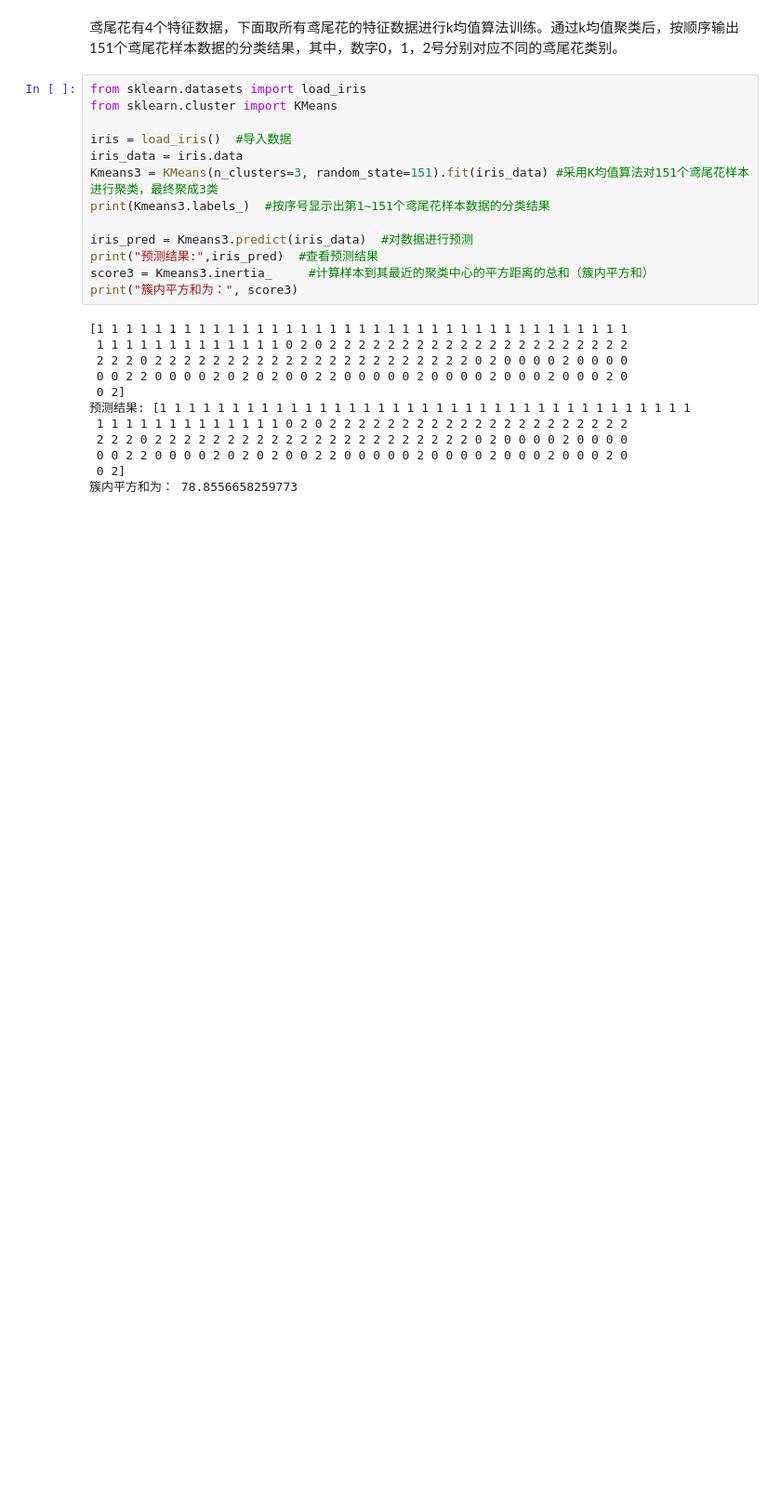
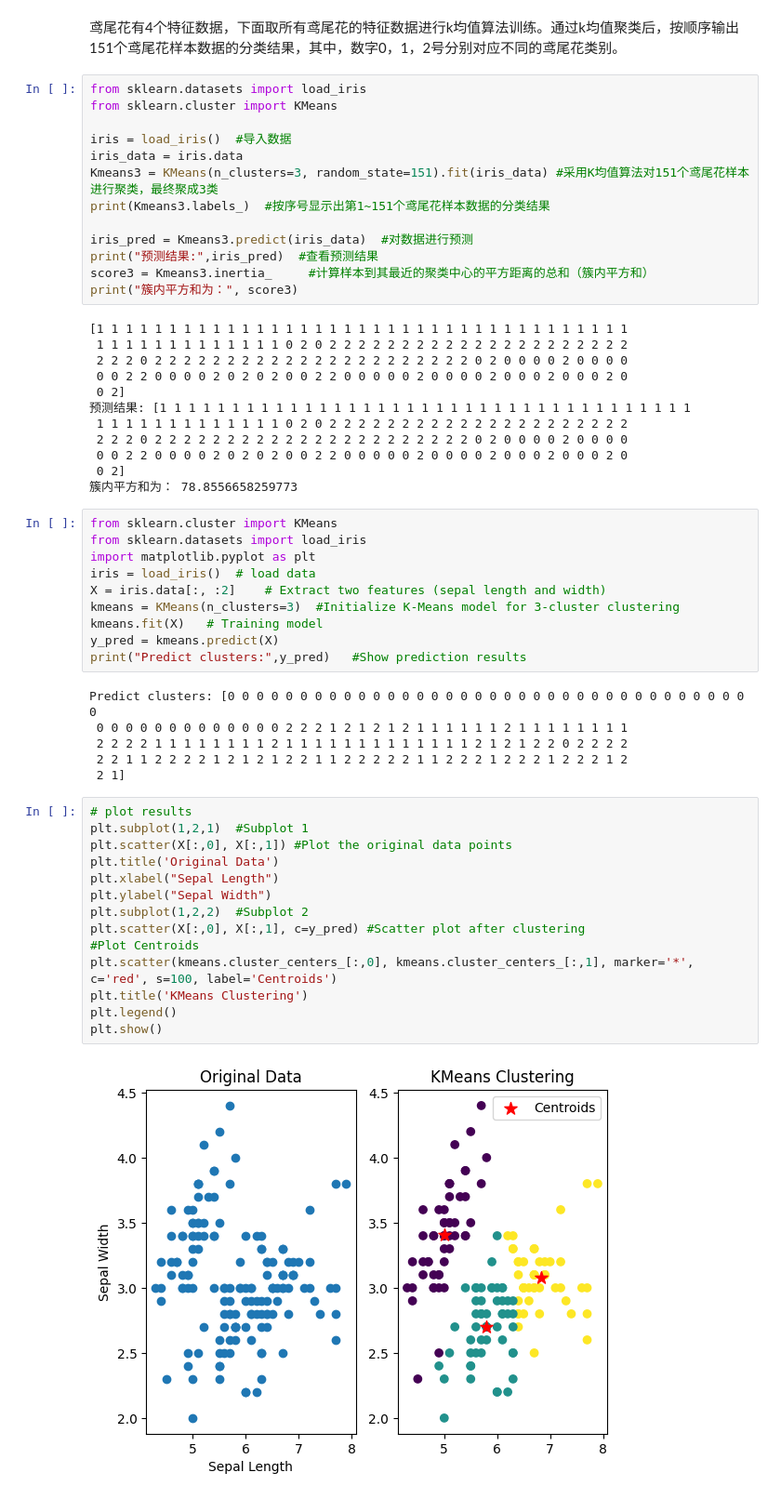
Before and after one commit to adong77/bigbook, a Jupyter notebook: Scripts/ML/K-means.ipynb, the cells around one changed output. Shown at 93% size. Drawn from its saved outputs; the diff is of its cells as text; blank space fills up the shorter version.

```diff
--- a/Scripts/ML/K-means.ipynb
+++ b/Scripts/ML/K-means.ipynb
@@ -71,3 +71,35 @@ print("簇内平方和为：", score3)
  0 0 2 2 0 0 0 0 2 0 2 0 2 0 0 2 2 0 0 0 0 0 2 0 0 0 0 2 0 0 0 2 0 0 0 2 0
  0 2]
 簇内平方和为： 78.8556658259773
+# %%
+from sklearn.cluster import KMeans
+from sklearn.datasets import load_iris
+import matplotlib.pyplot as plt
+iris = load_iris() 	# load data
+X = iris.data[:, :2]  	# Extract two features (sepal length and width)
+kmeans = KMeans(n_clusters=3)  #Initialize K-Means model for 3-cluster clustering
+kmeans.fit(X)  	# Training model
+y_pred = kmeans.predict(X)
+print("Predict clusters:",y_pred) 	#Show prediction results
+# %% [output]
+Predict clusters: [0 0 0 0 0 0 0 0 0 0 0 0 0 0 0 0 0 0 0 0 0 0 0 0 0 0 0 0 0 0 0 0 0 0 0 0 0
+ 0 0 0 0 0 0 0 0 0 0 0 0 0 2 2 2 1 2 1 2 1 2 1 1 1 1 1 1 2 1 1 1 1 1 1 1 1
+ 2 2 2 2 1 1 1 1 1 1 1 1 2 1 1 1 1 1 1 1 1 1 1 1 1 1 2 1 2 1 2 2 0 2 2 2 2
+ 2 2 1 1 2 2 2 2 1 2 1 2 1 2 2 1 1 2 2 2 2 2 1 1 2 2 2 1 2 2 2 1 2 2 2 1 2
+ 2 1]
+# %%
+# plot results
+plt.subplot(1,2,1)  #Subplot 1
+plt.scatter(X[:,0], X[:,1]) #Plot the original data points
+plt.title('Original Data')
+plt.xlabel("Sepal Length")
+plt.ylabel("Sepal Width")
+plt.subplot(1,2,2)  #Subplot 2
+plt.scatter(X[:,0], X[:,1], c=y_pred) #Scatter plot after clustering
+#Plot Centroids
+plt.scatter(kmeans.cluster_centers_[:,0], kmeans.cluster_centers_[:,1], marker='*', c='red', s=100, label='Centroids')
+plt.title('KMeans Clustering')
+plt.legend()
+plt.show()
+# %% [output]
+[figure, added]
```
Also changed, not shown: 1 other file.
